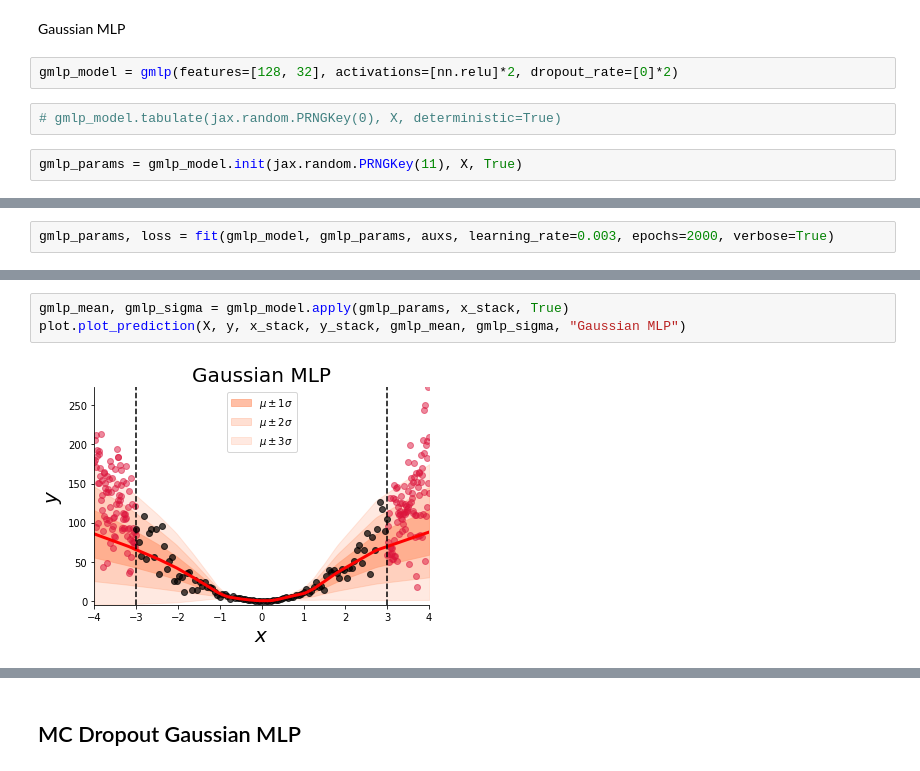
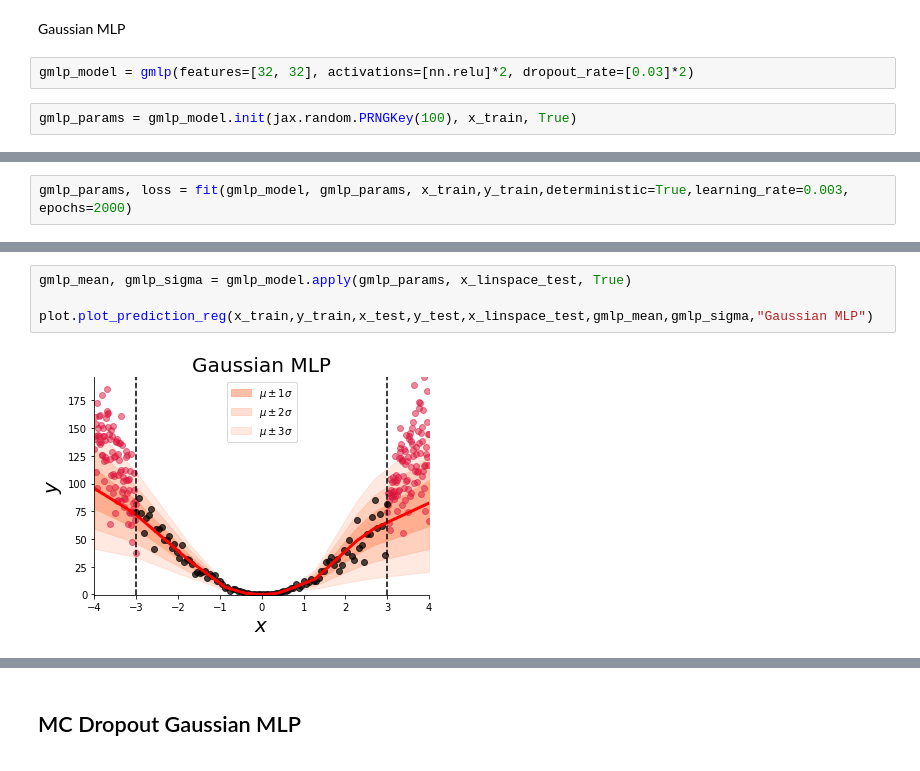
Before and after one commit to nipunbatra/bnn-zoo, a Jupyter notebook: notebooks/regression/heteroDataComparison.ipynb, the cells around one changed output, grey strips where cells are left out. Drawn from its saved outputs; the diff is of its cells as text.

```diff
--- a/notebooks/regression/heteroDataComparison.ipynb
+++ b/notebooks/regression/heteroDataComparison.ipynb
@@ -89,8 +61,6 @@ mlp_loss_train,mlp_loss_test
 # %% [markdown]
 Gaussian MLP
 # %%
-gmlp_model = gmlp(features=[128, 32], activations=[nn.relu]*2, dropout_rate=[0]*2)
+gmlp_model = gmlp(features=[32, 32], activations=[nn.relu]*2, dropout_rate=[0.03]*2)
 # %%
-# gmlp_model.tabulate(jax.random.PRNGKey(0), X, deterministic=True)
+gmlp_params = gmlp_model.init(jax.random.PRNGKey(100), x_train, True)
-# %%
-gmlp_params = gmlp_model.init(jax.random.PRNGKey(11), X, True)
@@ -103,2 +67,2 @@ auxs ={
 # %%
-gmlp_params, loss = fit(gmlp_model, gmlp_params, auxs, learning_rate=0.003, epochs=2000, verbose=True)
+gmlp_params, loss = fit(gmlp_model, gmlp_params, x_train,y_train,deterministic=True,learning_rate=0.003, epochs=2000)
@@ -116,5 +69,6 @@ Loss step 1800:  3.3535995
 # %%
-gmlp_mean, gmlp_sigma = gmlp_model.apply(gmlp_params, x_stack, True)
-plot.plot_prediction(X, y, x_stack, y_stack, gmlp_mean, gmlp_sigma, "Gaussian MLP")
+gmlp_mean, gmlp_sigma = gmlp_model.apply(gmlp_params, x_linspace_test, True)
+
+plot.plot_prediction_reg(x_train,y_train,x_test,y_test,x_linspace_test,gmlp_mean,gmlp_sigma,"Gaussian MLP")
 # %% [output]
-[figure, old version]
+[figure, new version]
```
Also changed, not shown: parts of 47 cells of this notebook, 2 other files.
